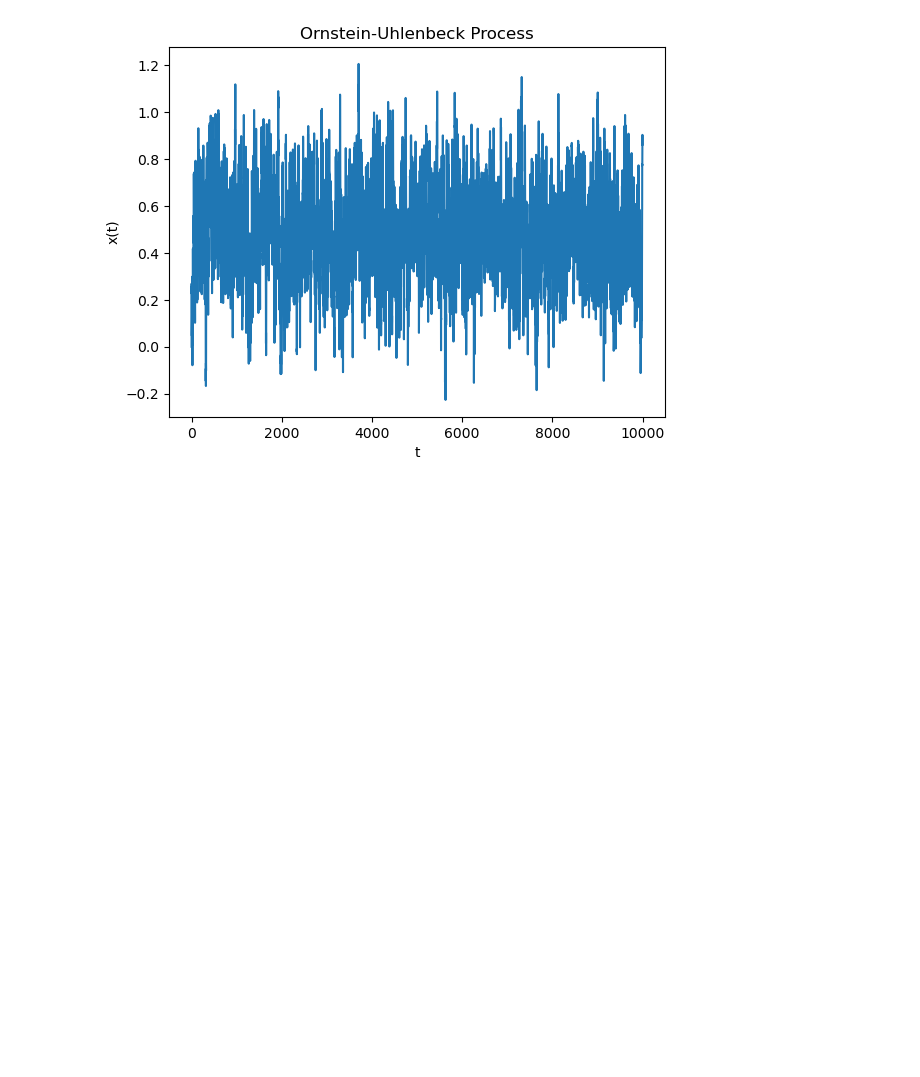
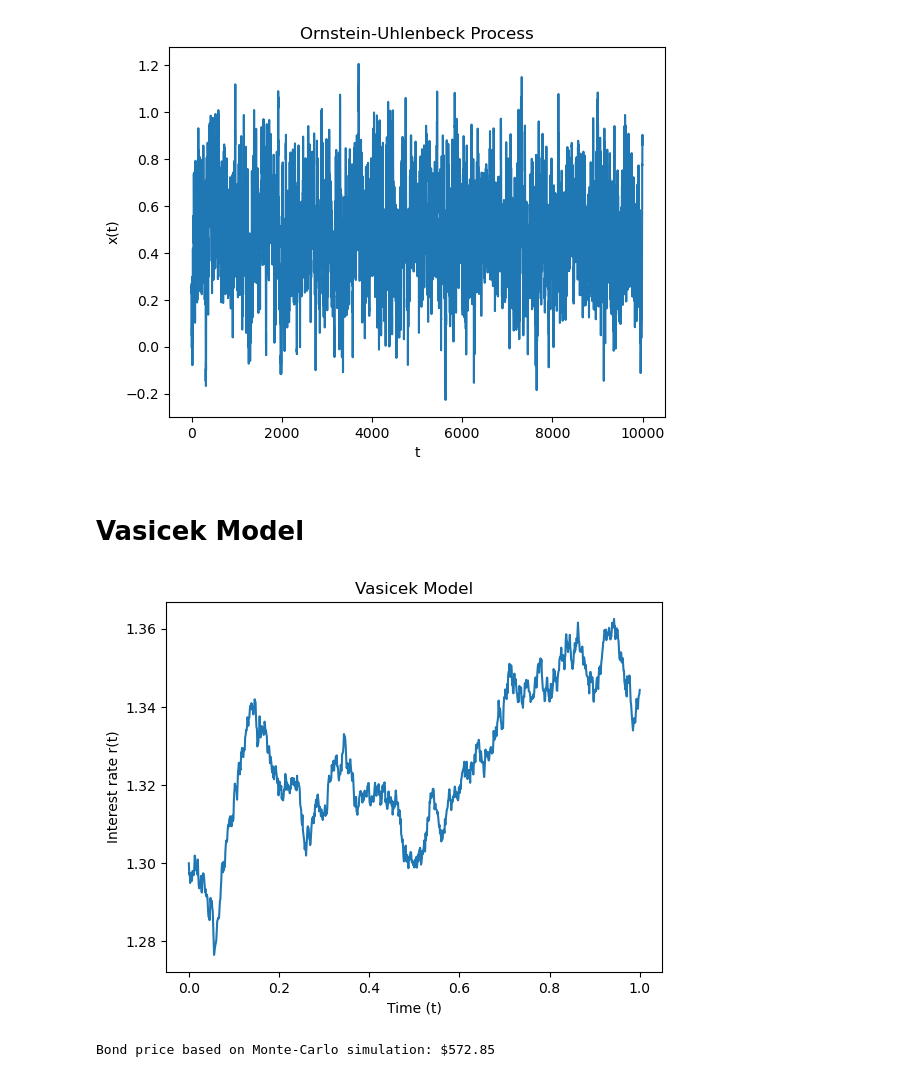
Before and after one commit to Numann-Malik/Quant, a Jupyter notebook: Quantitative-Finance.ipynb, the cells around one changed output. Drawn from its saved outputs; the diff is of its cells as text; code cells hidden in the pictures; blank space fills up the shorter version.

```diff
--- a/Quantitative-Finance.ipynb
+++ b/Quantitative-Finance.ipynb
@@ -634,3 +634,69 @@ if __name__ == '__main__':
     plot_process(data)
 # %% [output]
 [figure]
+# %% [markdown]
+# Vasicek Model
+# %%
+def vasicek_model(r0, kappa, theta, sigma, T=1, N=1000):
+
+    dt = T/float(N)
+    t = np.linspace(0, T, N+1)
+    rates = [r0]
+
+    for _ in range(N):
+        dr = kappa*(theta-rates[-1])*dt + sigma*np.sqrt(dt)*np.random.normal()
+        rates.append(rates[-1]+dr)
+
+    return t, rates
+
+def plot_model(t, r):
+    plt.plot(t, r)
+    plt.xlabel('Time (t)')
+    plt.ylabel('Interest rate r(t)')
+    plt.title('Vasicek Model')
+    plt.show()
+
+if __name__ == '__main__':
+
+    time, data = vasicek_model(1.3, 0.9, 1.4, 0.05)
+    plot_model(time, data)
+# %% [output]
+[figure, added]
+# %%
+# simulate 1000 interest rate processes, with 200 points in a single process
+NUM_OF_SIMULATIONS = 1000
+NUM_OF_POINTS = 200
+
+def monte_carlo_simulation(x, r0, kappa, theta, sigma, T=1):
+
+    dt = T/float(NUM_OF_POINTS)
+    result = []
+
+    for _ in range(NUM_OF_SIMULATIONS):
+        rates = [r0]
+        for _ in range(NUM_OF_POINTS):
+            dr = kappa * (theta - rates[-1]) * dt + sigma * np.sqrt(dt) * np.random.normal()
+            rates.append(rates[-1] + dr)
+
+        result.append(rates)
+
+    simulation_data = pd.DataFrame(result)
+    simulation_data = simulation_data.T
+    #print(simulation_data.T)
+    #plt.plot(simulation_data.T)
+    #plt.show()
+
+    # calculate integral of r(t) basd on the simulated paths
+    integral_sum = simulation_data.sum() * dt
+    # present value of a future cash flow
+    present_integral_sum = np.exp(-integral_sum)
+    # average
+    bond_price = x * np.mean(present_integral_sum)
+
+    print('Bond price based on Monte-Carlo simulation: $%.2f' % bond_price)
+
+if __name__ == '__main__':
+
+    monte_carlo_simulation(1000, 0.5, 0.3, 0.9, 0.03)
+# %% [output]
+Bond price based on Monte-Carlo simulation: $572.85
```
